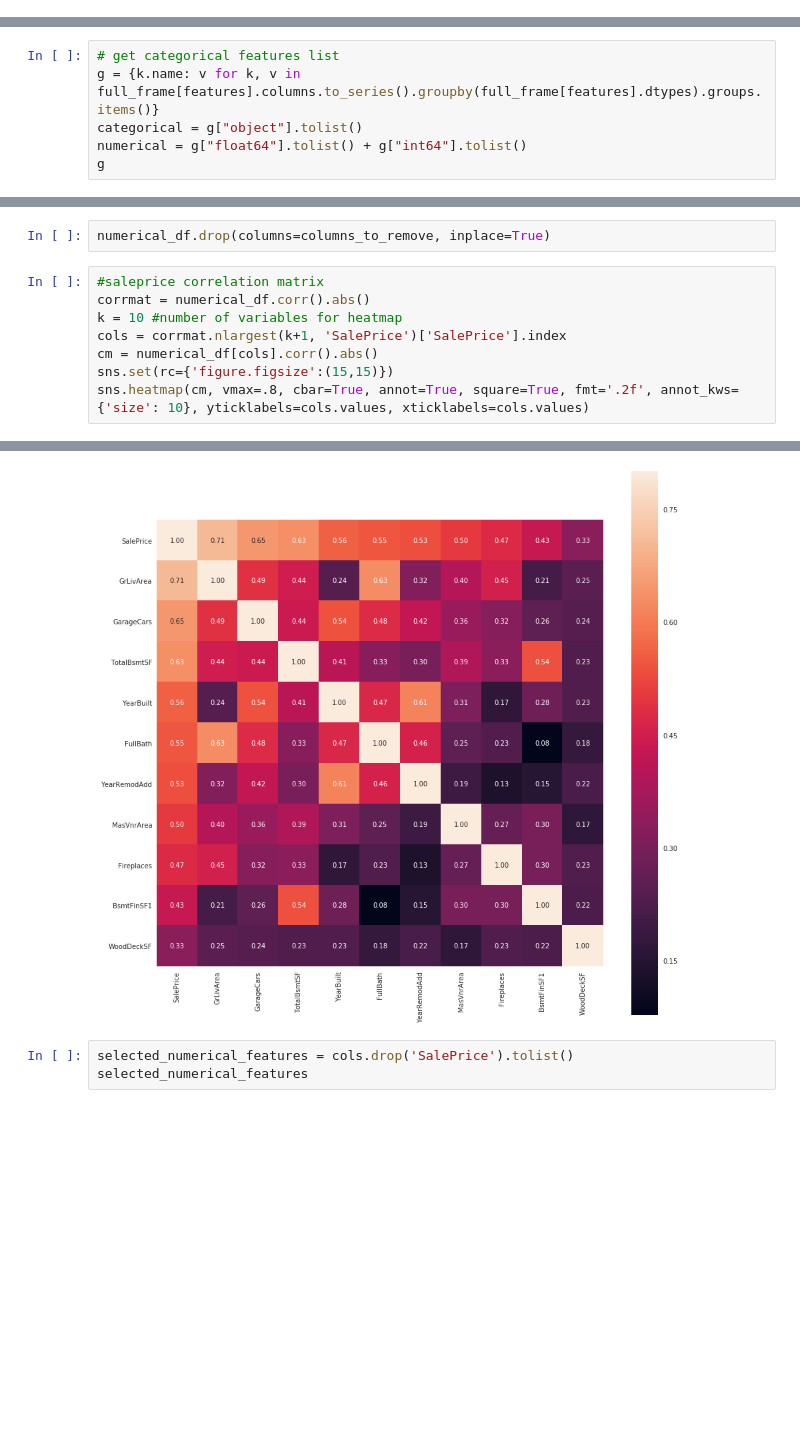
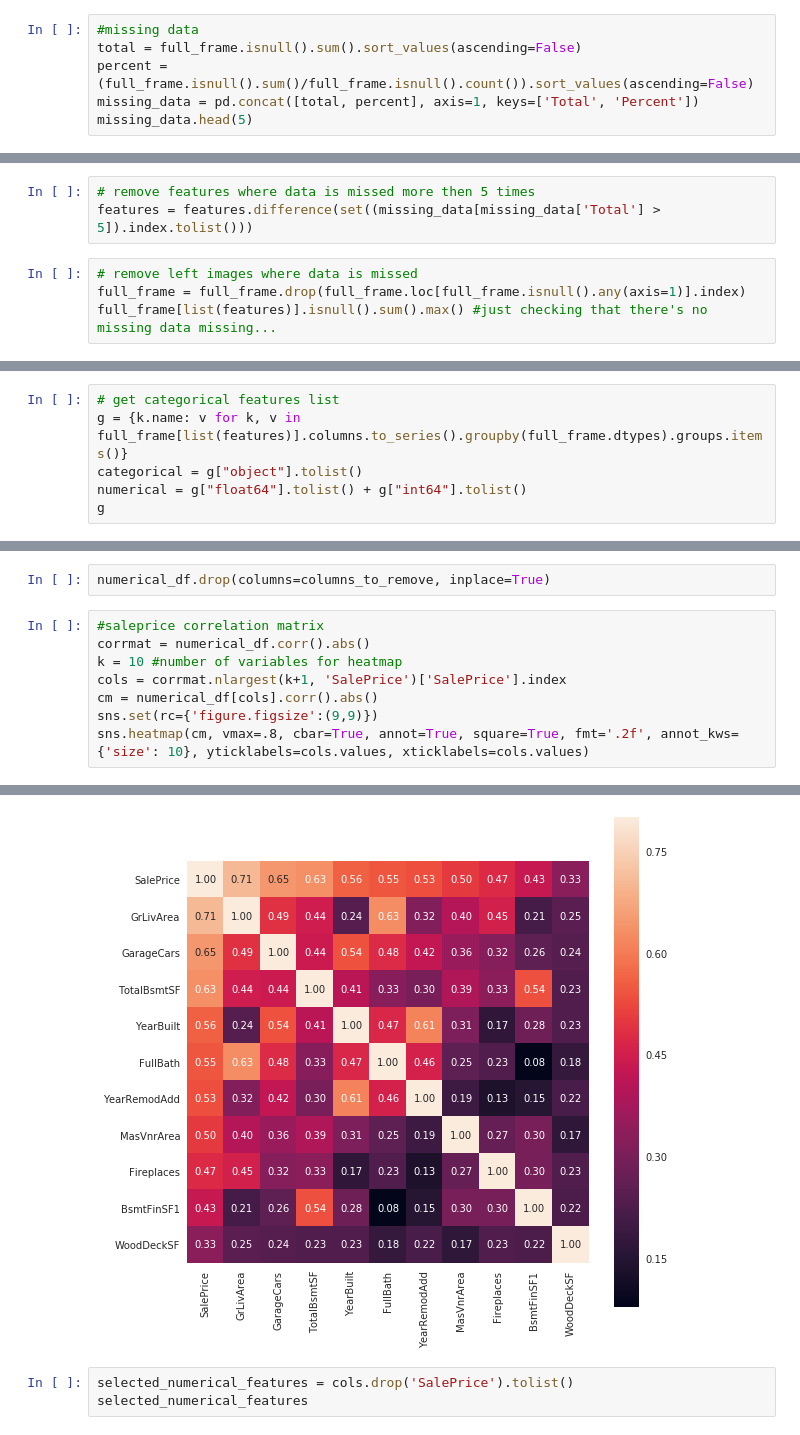
Before and after one commit to spiashko-house-prices/house-prices-notebook, a Jupyter notebook: notebook/data_analise.ipynb, the cells around one changed output, grey strips where cells are left out. Cells and saved outputs as stored; diff of their text form; blank space fills up the shorter version.

```diff
--- a/notebook/data_analise.ipynb
+++ b/notebook/data_analise.ipynb
@@ -76,0 +73,6 @@ len(features)
+# %%
+#missing data
+total = full_frame.isnull().sum().sort_values(ascending=False)
+percent = (full_frame.isnull().sum()/full_frame.isnull().count()).sort_values(ascending=False)
+missing_data = pd.concat([total, percent], axis=1, keys=['Total', 'Percent'])
+missing_data.head(5)
@@ -76,0 +86,7 @@ len(features)
+# %%
+# remove features where data is missed more then 5 times
+features = features.difference(set((missing_data[missing_data['Total'] > 5]).index.tolist()))
+# %%
+# remove left images where data is missed
+full_frame = full_frame.drop(full_frame.loc[full_frame.isnull().any(axis=1)].index)
+full_frame[list(features)].isnull().sum().max() #just checking that there's no missing data missing...
@@ -78,7 +101,7 @@ len(features)
 ### Lists of numerical and categorical features
 # %%
 # get categorical features list
-g = {k.name: v for k, v in full_frame[features].columns.to_series().groupby(full_frame[features].dtypes).groups.items()}
+g = {k.name: v for k, v in full_frame[list(features)].columns.to_series().groupby(full_frame.dtypes).groups.items()}
 categorical = g["object"].tolist()
 numerical = g["float64"].tolist() + g["int64"].tolist()
 g
@@ -175,14 +198,14 @@ numerical_df.drop(columns=columns_to_remove, inplace=True)
 # %%
 #saleprice correlation matrix
 corrmat = numerical_df.corr().abs()
 k = 10 #number of variables for heatmap
 cols = corrmat.nlargest(k+1, 'SalePrice')['SalePrice'].index
 cm = numerical_df[cols].corr().abs()
-sns.set(rc={'figure.figsize':(15,15)})
+sns.set(rc={'figure.figsize':(9,9)})
 sns.heatmap(cm, vmax=.8, cbar=True, annot=True, square=True, fmt='.2f', annot_kws={'size': 10}, yticklabels=cols.values, xticklabels=cols.values)
 # %% [output]
 <matplotlib.axes._subplots.AxesSubplot at 0x...>
-[figure, old version]
+[figure, new version]
 # %%
 selected_numerical_features = cols.drop('SalePrice').tolist()
 selected_numerical_features
```
Also changed, not shown: parts of 17 cells of this notebook, 2 other files.
